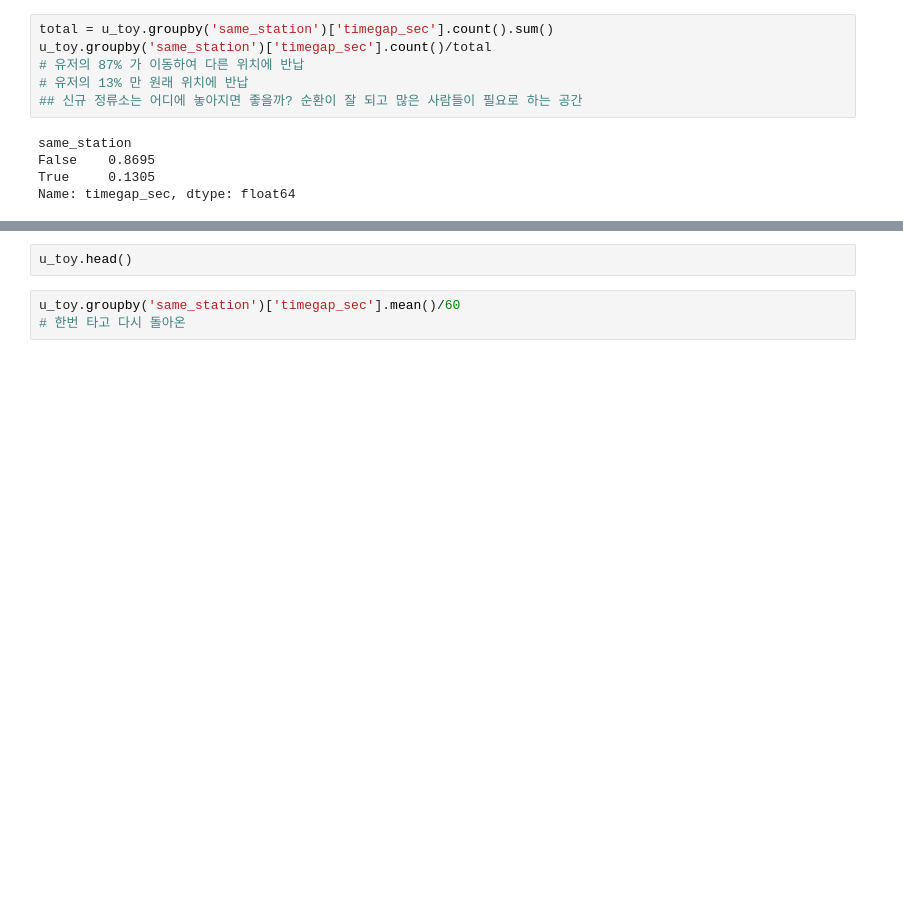
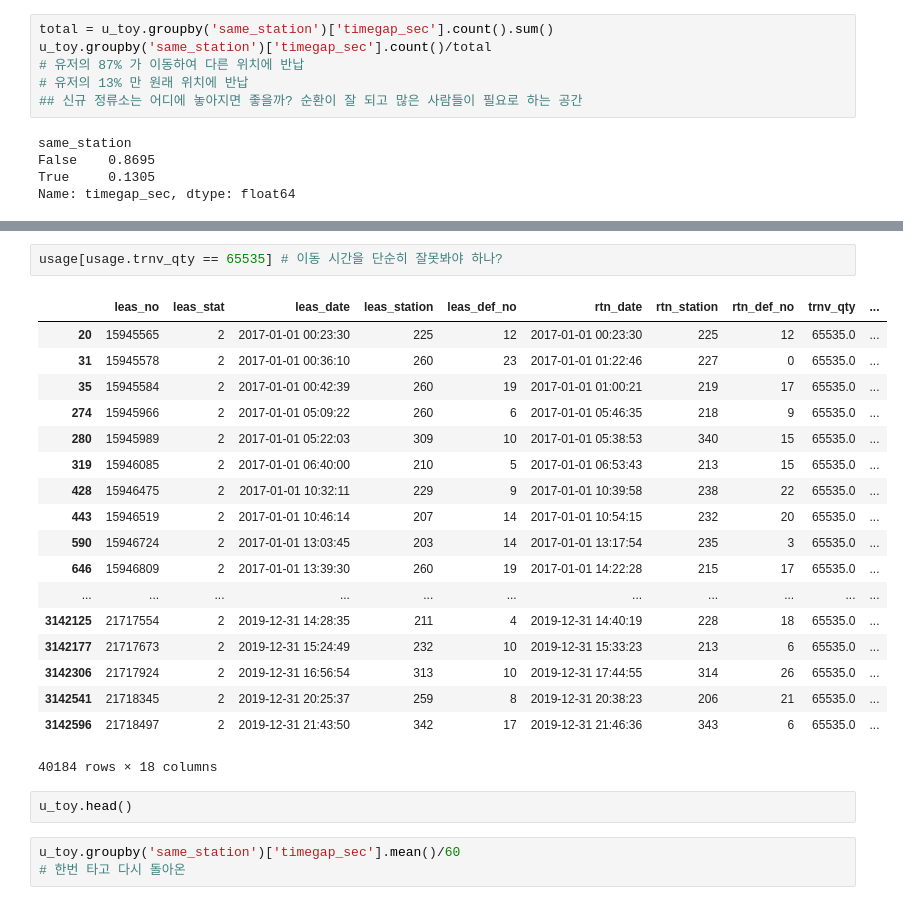
Before and after one commit to jinseriouspark/competition, a Jupyter notebook: goyang_bike/goyang_bike.ipynb, the cells around one changed output, grey strips where cells are left out. Drawn from its saved outputs; the diff is of its cells as text; blank space fills up the shorter version.

```diff
--- a/goyang_bike/goyang_bike.ipynb
+++ b/goyang_bike/goyang_bike.ipynb
@@ -191,3 +242,24 @@ Name: timegap_sec, dtype: float64
+# %%
+usage[usage.trnv_qty == 65535] # 이동 시간을 단순히 잘못봐야 하나?
+# %% [output]
+|  | leas_no | leas_stat | leas_date | leas_station | leas_def_no | rtn_date | rtn_station | rtn_def_no | trnv_qty | ... |
+| 20 | 15945565 | 2 | 2017-01-01 00:23:30 | 225 | 12 | 2017-01-01 00:23:30 | 225 | 12 | 65535.0 | ... |
+| 31 | 15945578 | 2 | 2017-01-01 00:36:10 | 260 | 23 | 2017-01-01 01:22:46 | 227 | 0 | 65535.0 | ... |
+| 35 | 15945584 | 2 | 2017-01-01 00:42:39 | 260 | 19 | 2017-01-01 01:00:21 | 219 | 17 | 65535.0 | ... |
+| 274 | 15945966 | 2 | 2017-01-01 05:09:22 | 260 | 6 | 2017-01-01 05:46:35 | 218 | 9 | 65535.0 | ... |
+| 280 | 15945989 | 2 | 2017-01-01 05:22:03 | 309 | 10 | 2017-01-01 05:38:53 | 340 | 15 | 65535.0 | ... |
+| 319 | 15946085 | 2 | 2017-01-01 06:40:00 | 210 | 5 | 2017-01-01 06:53:43 | 213 | 15 | 65535.0 | ... |
+| 428 | 15946475 | 2 | 2017-01-01 10:32:11 | 229 | 9 | 2017-01-01 10:39:58 | 238 | 22 | 65535.0 | ... |
+| 443 | 15946519 | 2 | 2017-01-01 10:46:14 | 207 | 14 | 2017-01-01 10:54:15 | 232 | 20 | 65535.0 | ... |
+| 590 | 15946724 | 2 | 2017-01-01 13:03:45 | 203 | 14 | 2017-01-01 13:17:54 | 235 | 3 | 65535.0 | ... |
+| 646 | 15946809 | 2 | 2017-01-01 13:39:30 | 260 | 19 | 2017-01-01 14:22:28 | 215 | 17 | 65535.0 | ... |
+| ... | ... | ... | ... | ... | ... | ... | ... | ... | ... | ... |
+| 3142125 | 21717554 | 2 | 2019-12-31 14:28:35 | 211 | 4 | 2019-12-31 14:40:19 | 228 | 18 | 65535.0 | ... |
+| 3142177 | 21717673 | 2 | 2019-12-31 15:24:49 | 232 | 10 | 2019-12-31 15:33:23 | 213 | 6 | 65535.0 | ... |
+| 3142306 | 21717924 | 2 | 2019-12-31 16:56:54 | 313 | 10 | 2019-12-31 17:44:55 | 314 | 26 | 65535.0 | ... |
+| 3142541 | 21718345 | 2 | 2019-12-31 20:25:37 | 259 | 8 | 2019-12-31 20:38:23 | 206 | 21 | 65535.0 | ... |
+| 3142596 | 21718497 | 2 | 2019-12-31 21:43:50 | 342 | 17 | 2019-12-31 21:46:36 | 343 | 6 | 65535.0 | ... |
+40184 rows × 18 columns
 # %%
 u_toy.head()
 # %%
```
Also changed, not shown: parts of 3 cells of this notebook.
